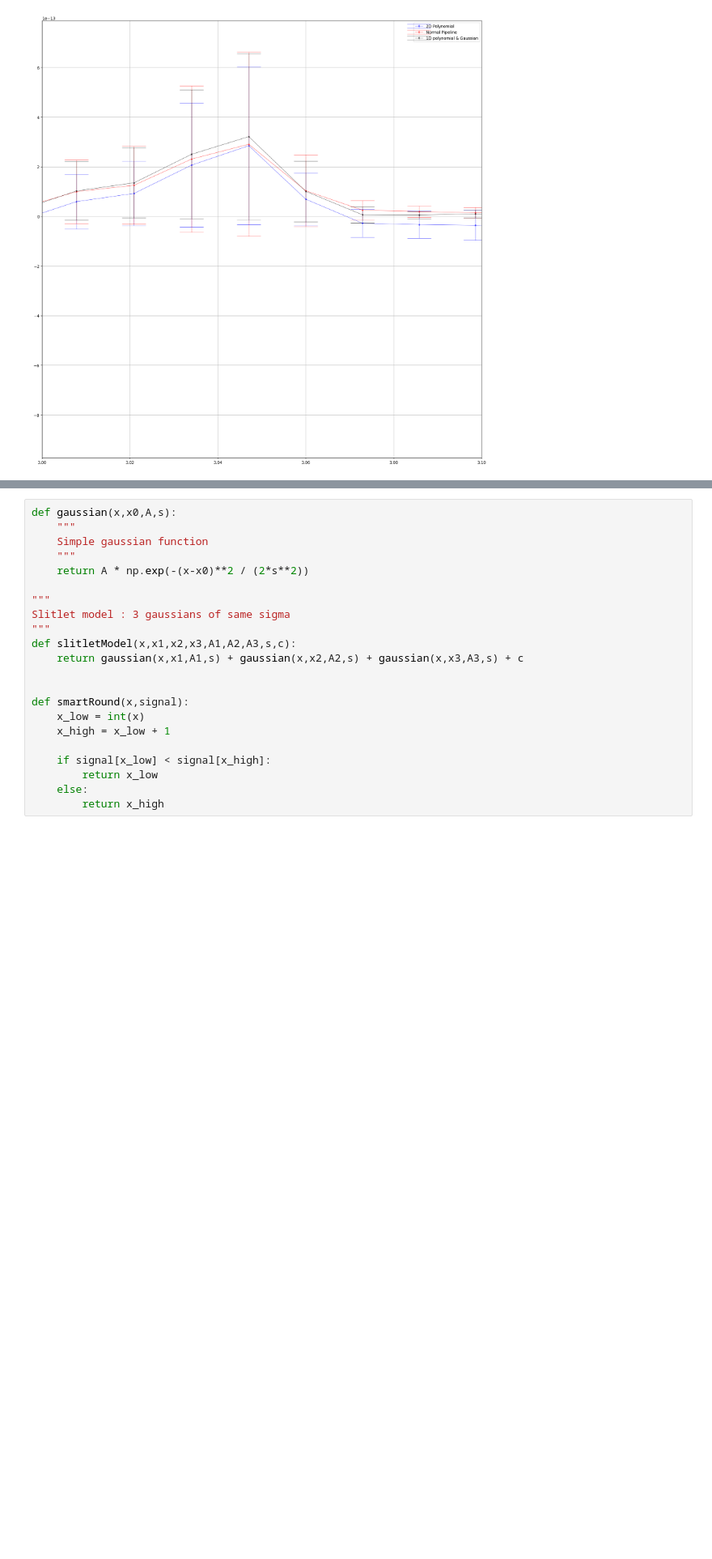
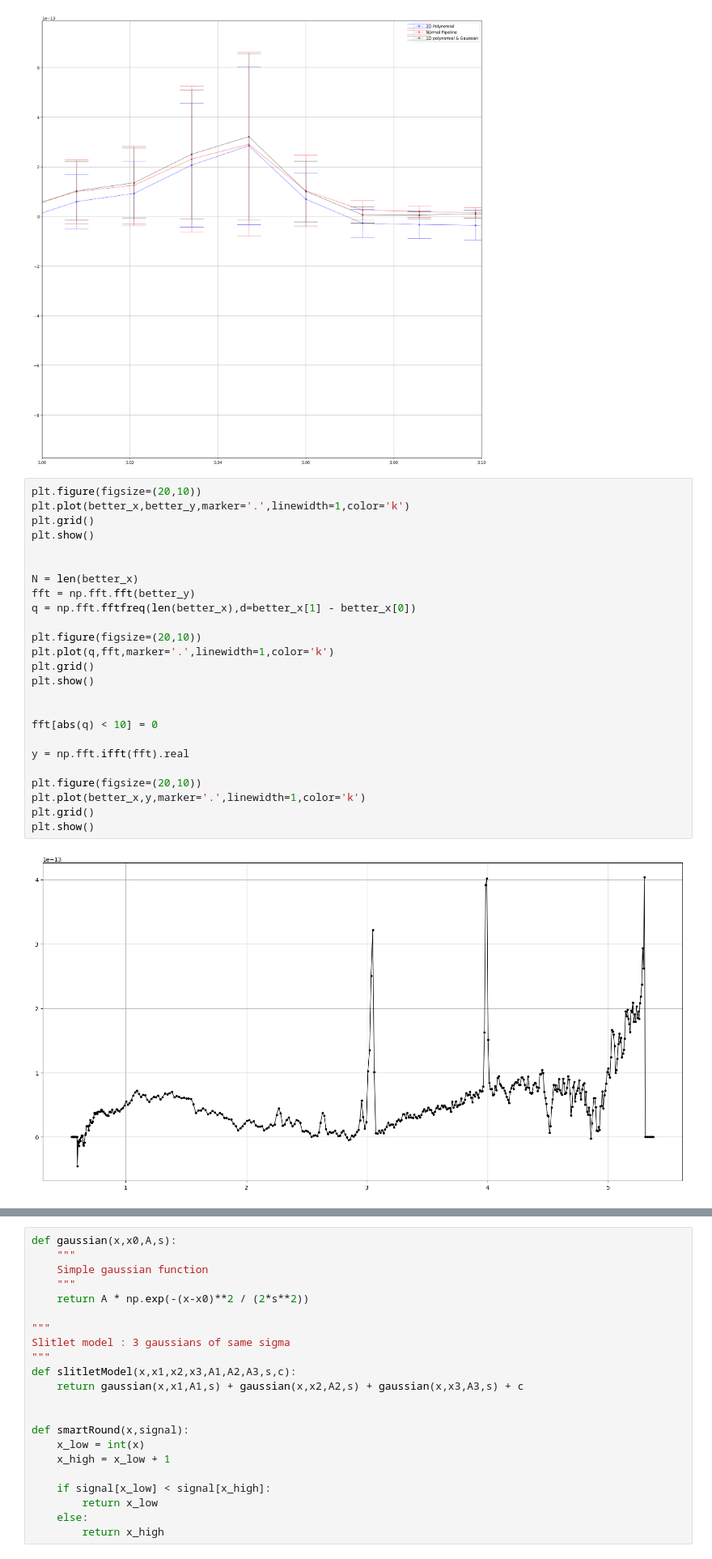
Before and after one commit to TimEpsilon/BetterNIRSpecBackground, a Jupyter notebook: JWST/TestStage2/FindBestModel.ipynb, the cells around one changed output, grey strips where cells are left out. Shown at 81% size. Cells and saved outputs as stored; diff of their text form; blank space fills up the shorter version.

```diff
--- a/JWST/TestStage2/FindBestModel.ipynb
+++ b/JWST/TestStage2/FindBestModel.ipynb
@@ -126,3 +127,30 @@ plt.legend()
 plt.show()
 # %% [output]
 [figure]
+# %%
+plt.figure(figsize=(20,10))
+plt.plot(better_x,better_y,marker='.',linewidth=1,color='k')
+plt.grid()
+plt.show()
+
+
+N = len(better_x)
+fft = np.fft.fft(better_y)
+q = np.fft.fftfreq(len(better_x),d=better_x[1] - better_x[0])
+
+plt.figure(figsize=(20,10))
+plt.plot(q,fft,marker='.',linewidth=1,color='k')
+plt.grid()
+plt.show()
+
+
+fft[abs(q) < 10] = 0
+
+y = np.fft.ifft(fft).real
+
+plt.figure(figsize=(20,10))
+plt.plot(better_x,y,marker='.',linewidth=1,color='k')
+plt.grid()
+plt.show()
+# %% [output]
+[figure, added]
```
Also changed, not shown: parts of 4 cells of this notebook.
